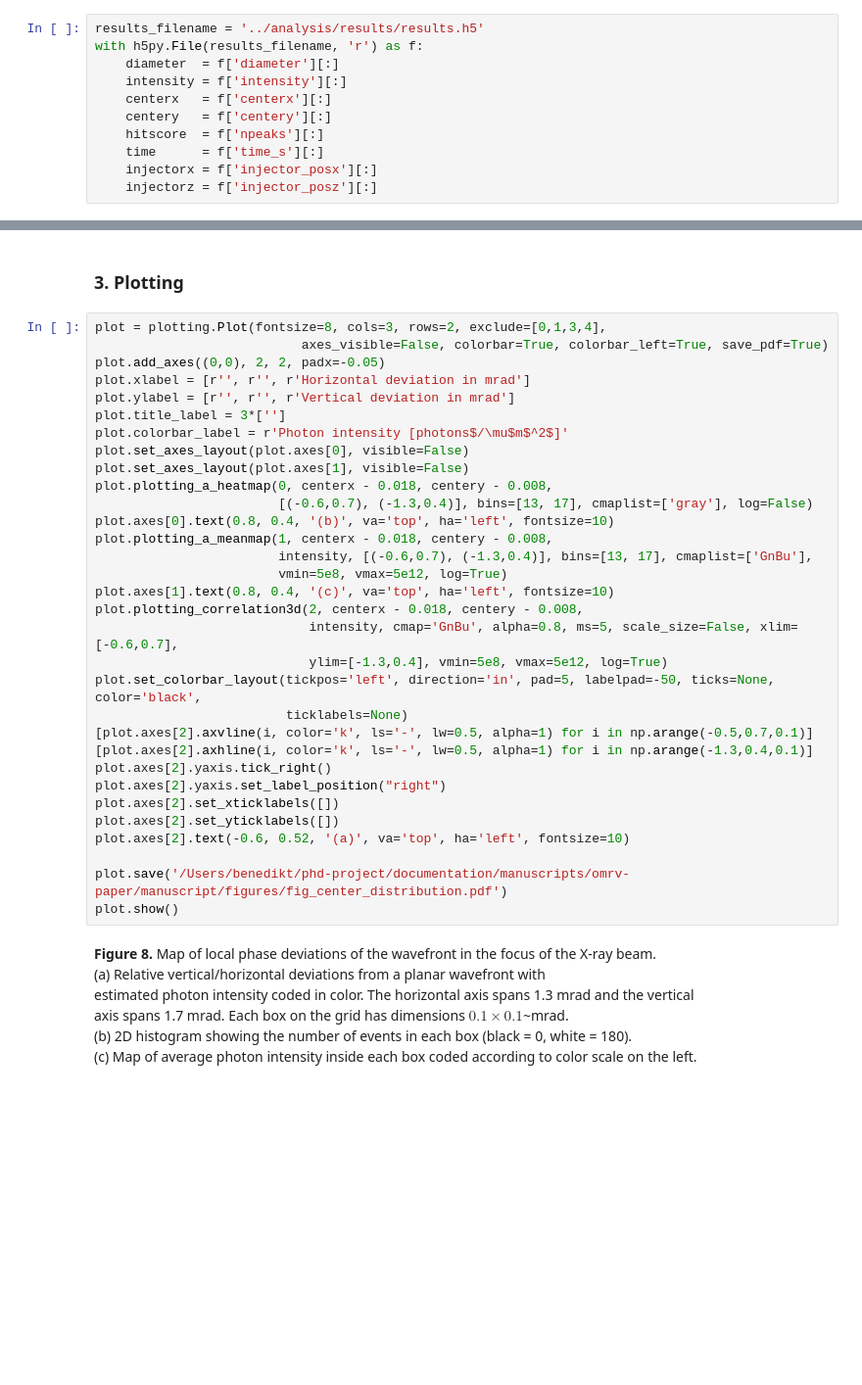
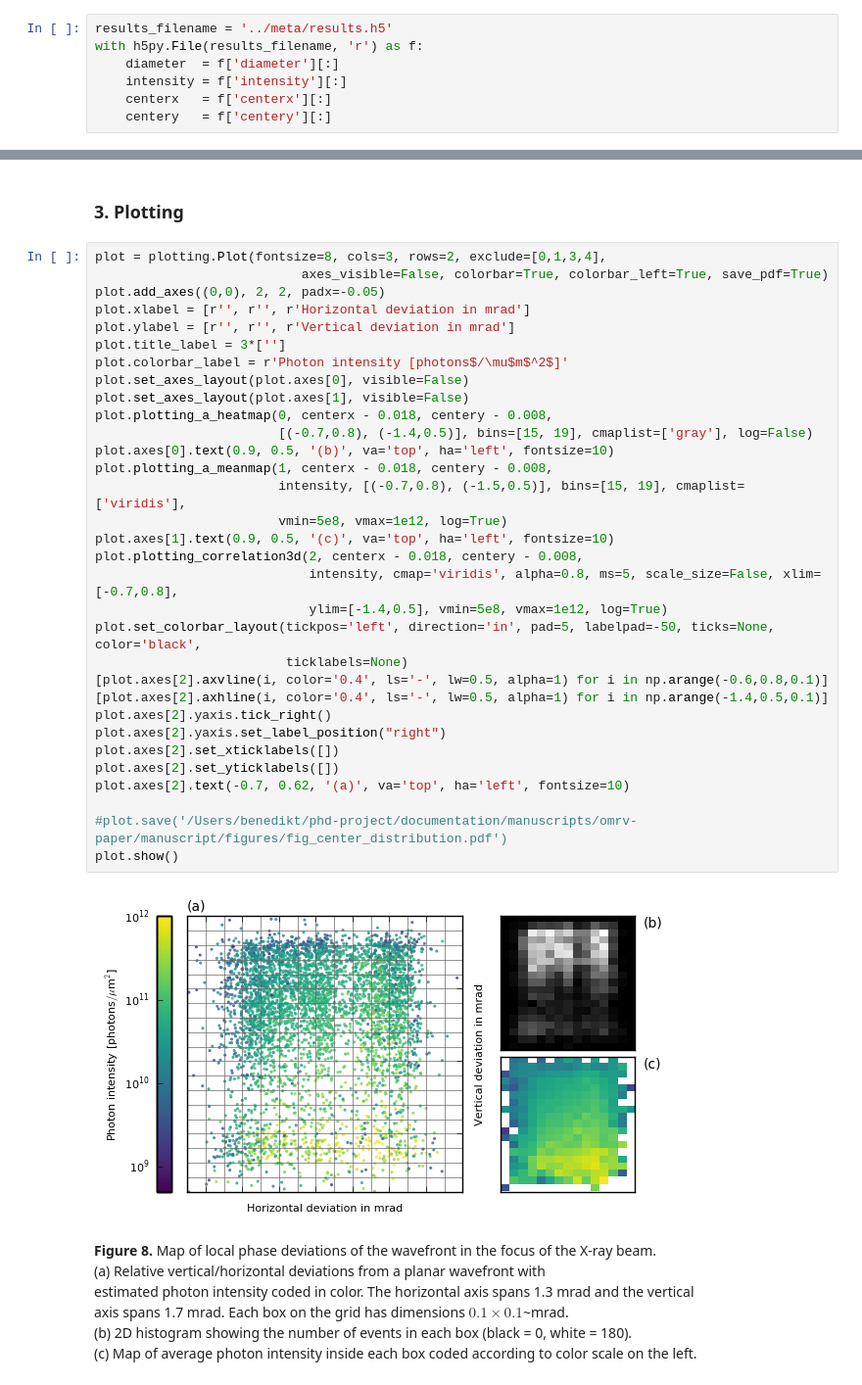
Before and after one commit to cnettel/cxic9714-analysis, a Jupyter notebook: ipynb/fig08_center_distribution.ipynb, the cells around one changed output, grey strips where cells are left out. Shown: that part at 98% size. Saved outputs shown, nothing was run; the diff lists cells and outputs as text; blank space fills up the shorter version.

```diff
--- a/ipynb/fig08_center_distribution.ipynb
+++ b/ipynb/fig08_center_distribution.ipynb
@@ -14,16 +12,12 @@ import plotting
 # %% [markdown]
 ### 1. Loading data from file
 # %%
-results_filename = '../analysis/results/results.h5'
+results_filename = '../meta/results.h5'
 with h5py.File(results_filename, 'r') as f:
     diameter  = f['diameter'][:]
     intensity = f['intensity'][:]
     centerx   = f['centerx'][:]
     centery   = f['centery'][:]
-    hitscore  = f['npeaks'][:]
-    time      = f['time_s'][:]
-    injectorx = f['injector_posx'][:]
-    injectorz = f['injector_posz'][:]
 # %% [markdown]
 ### 2. Converting units
 # %%
@@ -43,35 +37,37 @@ intensity = intensity_NrPhum2
 # %%
 plot = plotting.Plot(fontsize=8, cols=3, rows=2, exclude=[0,1,3,4],
                            axes_visible=False, colorbar=True, colorbar_left=True, save_pdf=True)
 plot.add_axes((0,0), 2, 2, padx=-0.05)
 plot.xlabel = [r'', r'', r'Horizontal deviation in mrad']
 plot.ylabel = [r'', r'', r'Vertical deviation in mrad']
 plot.title_label = 3*['']
 plot.colorbar_label = r'Photon intensity [photons$/\mu$m$^2$]'
 plot.set_axes_layout(plot.axes[0], visible=False)
 plot.set_axes_layout(plot.axes[1], visible=False)
 plot.plotting_a_heatmap(0, centerx - 0.018, centery - 0.008,
-                        [(-0.6,0.7), (-1.3,0.4)], bins=[13, 17], cmaplist=['gray'], log=False)
-plot.axes[0].text(0.8, 0.4, '(b)', va='top', ha='left', fontsize=10)
+                        [(-0.7,0.8), (-1.4,0.5)], bins=[15, 19], cmaplist=['gray'], log=False)
+plot.axes[0].text(0.9, 0.5, '(b)', va='top', ha='left', fontsize=10)
 plot.plotting_a_meanmap(1, centerx - 0.018, centery - 0.008,
-                        intensity, [(-0.6,0.7), (-1.3,0.4)], bins=[13, 17], cmaplist=['GnBu'],
-                        vmin=5e8, vmax=5e12, log=True)
-plot.axes[1].text(0.8, 0.4, '(c)', va='top', ha='left', fontsize=10)
+                        intensity, [(-0.7,0.8), (-1.5,0.5)], bins=[15, 19], cmaplist=['viridis'],
+                        vmin=5e8, vmax=1e12, log=True)
+plot.axes[1].text(0.9, 0.5, '(c)', va='top', ha='left', fontsize=10)
 plot.plotting_correlation3d(2, centerx - 0.018, centery - 0.008,
-                            intensity, cmap='GnBu', alpha=0.8, ms=5, scale_size=False, xlim=[-0.6,0.7],
-                            ylim=[-1.3,0.4], vmin=5e8, vmax=5e12, log=True)
+                            intensity, cmap='viridis', alpha=0.8, ms=5, scale_size=False, xlim=[-0.7,0.8],
+                            ylim=[-1.4,0.5], vmin=5e8, vmax=1e12, log=True)
 plot.set_colorbar_layout(tickpos='left', direction='in', pad=5, labelpad=-50, ticks=None, color='black',
                          ticklabels=None)
-[plot.axes[2].axvline(i, color='k', ls='-', lw=0.5, alpha=1) for i in np.arange(-0.5,0.7,0.1)]
-[plot.axes[2].axhline(i, color='k', ls='-', lw=0.5, alpha=1) for i in np.arange(-1.3,0.4,0.1)]
+[plot.axes[2].axvline(i, color='0.4', ls='-', lw=0.5, alpha=1) for i in np.arange(-0.6,0.8,0.1)]
+[plot.axes[2].axhline(i, color='0.4', ls='-', lw=0.5, alpha=1) for i in np.arange(-1.4,0.5,0.1)]
 plot.axes[2].yaxis.tick_right()
 plot.axes[2].yaxis.set_label_position("right")
 plot.axes[2].set_xticklabels([])
 plot.axes[2].set_yticklabels([])
-plot.axes[2].text(-0.6, 0.52, '(a)', va='top', ha='left', fontsize=10)
+plot.axes[2].text(-0.7, 0.62, '(a)', va='top', ha='left', fontsize=10)
 
-plot.save('/Users/benedikt/phd-project/documentation/manuscripts/omrv-paper/manuscript/figures/fig_center_distribution.pdf')
+#plot.save('/Users/benedikt/phd-project/documentation/manuscripts/omrv-paper/manuscript/figures/fig_center_distribution.pdf')
 plot.show()
+# %% [output]
+[figure, added]
 # %% [markdown]
 **Figure 8.**
 Map of local phase deviations of the wavefront in the focus of the X-ray beam.
```
Also changed, not shown: parts of 1 cell of this notebook, 8 other files.
